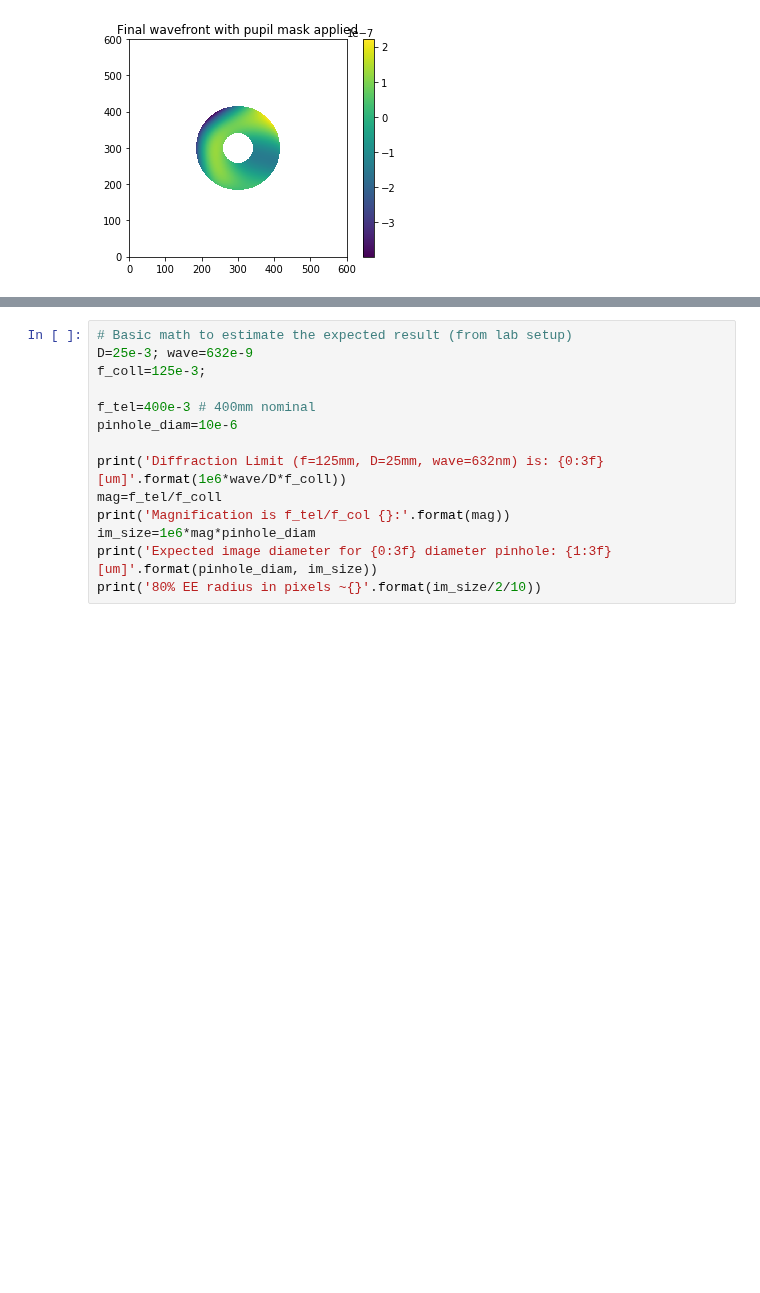
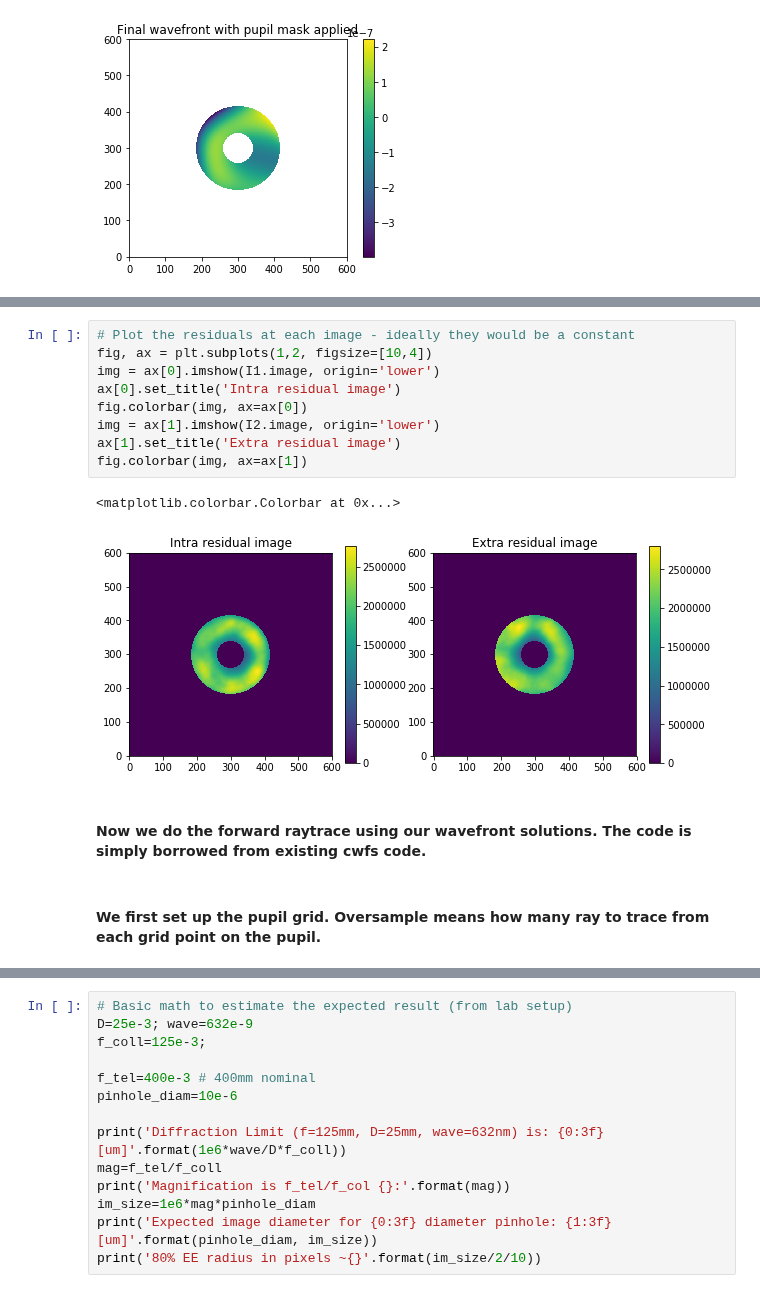
Before and after one commit to lsst-ts/ts_notebooks, a Jupyter notebook: pingraham/summit_notebooks/AT_201909/CWFS_ATCollCam.ipynb, the cells around one changed output, grey strips where cells are left out. Saved outputs shown, nothing was run; the diff lists cells and outputs as text; blank space fills up the shorter version.

```diff
--- a/pingraham/summit_notebooks/AT_201909/CWFS_ATCollCam.ipynb
+++ b/pingraham/summit_notebooks/AT_201909/CWFS_ATCollCam.ipynb
@@ -367,0 +397,16 @@ plots.plotImage(algo.Wconverge,'Final wavefront with pupil mask applied', mask=a
+# %%
+# Plot the residuals at each image - ideally they would be a constant
+fig, ax = plt.subplots(1,2, figsize=[10,4])
+img = ax[0].imshow(I1.image, origin='lower')
+ax[0].set_title('Intra residual image')
+fig.colorbar(img, ax=ax[0])
+img = ax[1].imshow(I2.image, origin='lower')
+ax[1].set_title('Extra residual image')
+fig.colorbar(img, ax=ax[1])
+# %% [output]
+<matplotlib.colorbar.Colorbar at 0x...>
+[figure, added]
+# %% [markdown]
+#### Now we do the forward raytrace using our wavefront solutions. The code is simply borrowed from existing cwfs code.
+# %% [markdown]
+#### We first set up the pupil grid. Oversample means how many ray to trace from each grid point on the pupil.
```
Also changed, not shown: parts of 18 cells of this notebook.
